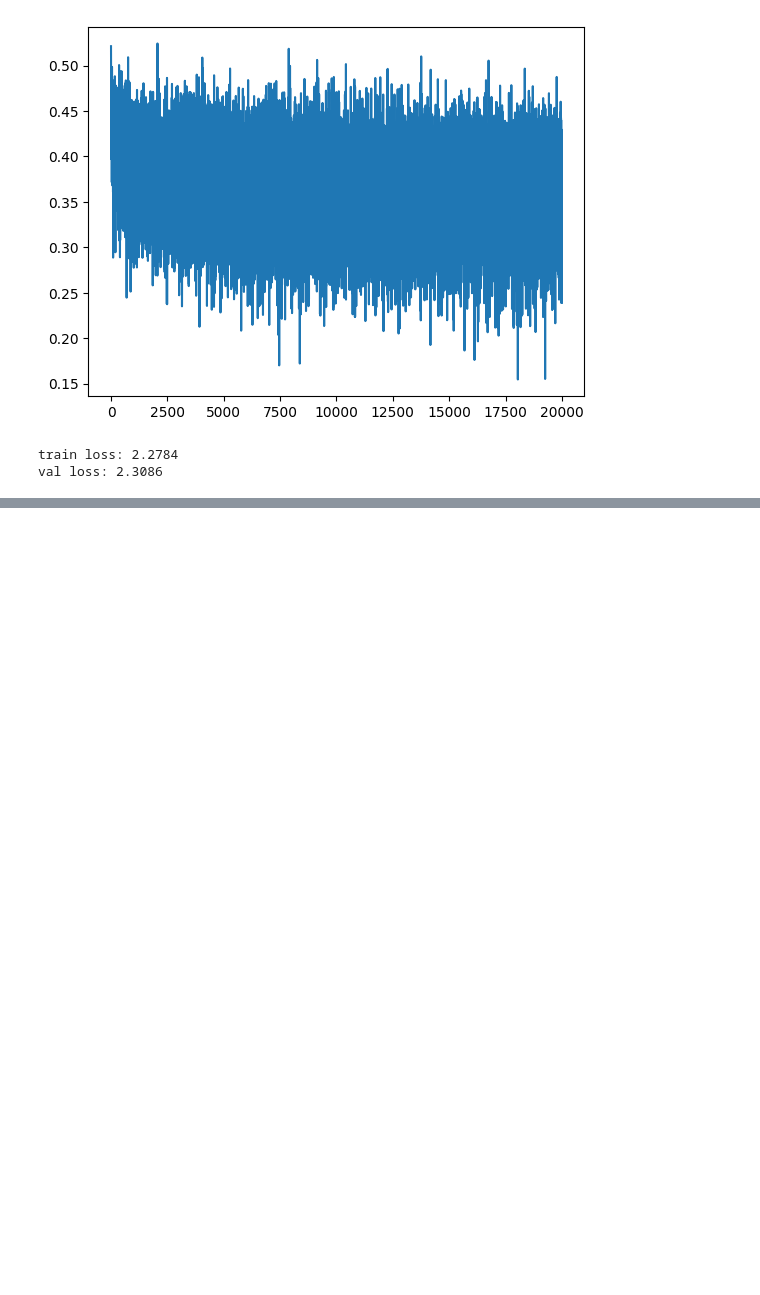
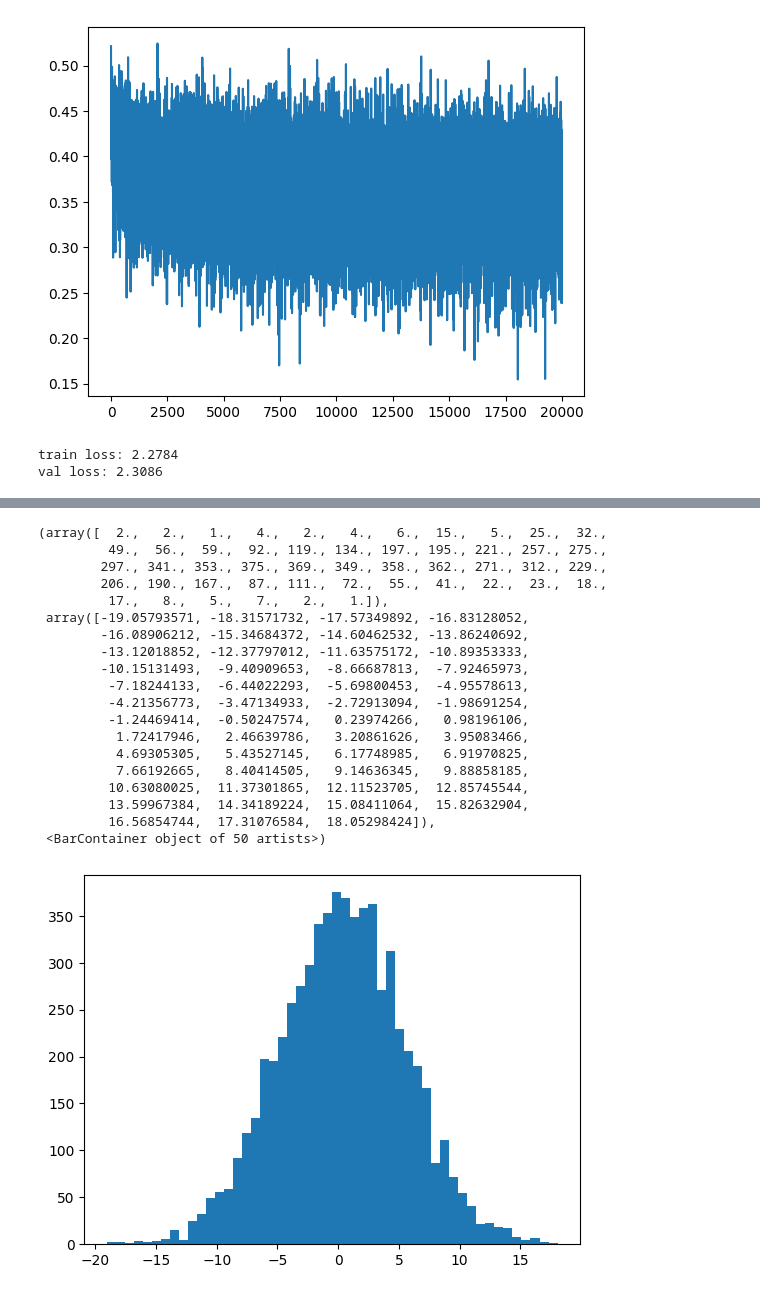
Before and after one commit to HimanshuSharmaKUL/Makemore, a Jupyter notebook: makemore part 3.ipynb, the cells around one changed output, grey strips where cells are left out. Cells and saved outputs as stored; diff of their text form; code cells hidden in the pictures; blank space fills up the shorter version.

```diff
--- a/makemore part 3.ipynb
+++ b/makemore part 3.ipynb
@@ -444,0 +468,42 @@ print(sum(p.nelement() for p in parameters))
+# %%
+#Let us re run the model training, and lets stop the model after 1st iteration
+
+stepi = []
+lossi = []
+max_steps = 20000
+batch_size = 32
+
+for i in range(max_steps):
+
+    #minibatch construct
+    ix = torch.randint(0,Xtr.shape[0],(batch_size,), generator=g) #randomly sample 32 numbers from 0 to 228146
+    Xb, Yb = Xtr[ix], Ytr[ix] #batch X,Y
+
+    #Forward pass
+    emb = C[Xb] #embedding layer #First pick only ix indexes from X, and then based on X[ix], pick only X[ix] indexes from C #32x3x2
+    embcat = emb.view(emb.shape[0], -1) #concatenate the input vectors
+    hpreact = embcat@W1 +b1 #hidden layer pre-activation
+    h = torch.tanh(hpreact) #first layer
+    logits = h@W2 + b2 #output of W2 layer
+    loss = F.cross_entropy(logits, Yb) #ix also indexes from Y, so that we can calculate loss for only those 32 examples
+    # print(loss.item())
+
+    #bakcward pass
+    for p in parameters:
+        p.grad = None #setting gradients to 0 before each backward pass
+    loss.backward()
+
+    #update
+    lr = 0.1 if i<100000 else 0.01 #step lr decay
+    for p in parameters:
+        p.data += -lr*p.grad #updating the parameters
+
+    #trackstats
+    if i%1000 == 0: #print evey 1000th step
+        print(f'{i:7d}/{max_steps:7d}: {loss.item():.4f}')
+    lossi.append(loss.log10().item())
+    stepi.append(i)
+
+    break
+
+print('Training Loss:', loss.item())
@@ -444,0 +533,24 @@ print(sum(p.nelement() for p in parameters))
+# %%
+#but if we see preactivations, just before entering tanh,
+plt.hist(hpreact.view(-1).tolist(), bins=50)
+# %% [output]
+(array([  2.,   2.,   1.,   4.,   2.,   4.,   6.,  15.,   5.,  25.,  32.,
+         49.,  56.,  59.,  92., 119., 134., 197., 195., 221., 257., 275.,
+        297., 341., 353., 375., 369., 349., 358., 362., 271., 312., 229.,
+        206., 190., 167.,  87., 111.,  72.,  55.,  41.,  22.,  23.,  18.,
+         17.,   8.,   5.,   7.,   2.,   1.]),
+ array([-19.05793571, -18.31571732, -17.57349892, -16.83128052,
+        -16.08906212, -15.34684372, -14.60462532, -13.86240692,
+        -13.12018852, -12.37797012, -11.63575172, -10.89353333,
+        -10.15131493,  -9.40909653,  -8.66687813,  -7.92465973,
+         -7.18244133,  -6.44022293,  -5.69800453,  -4.95578613,
+         -4.21356773,  -3.47134933,  -2.72913094,  -1.98691254,
+         -1.24469414,  -0.50247574,   0.23974266,   0.98196106,
+          1.72417946,   2.46639786,   3.20861626,   3.95083466,
+          4.69305305,   5.43527145,   6.17748985,   6.91970825,
+          7.66192665,   8.40414505,   9.14636345,   9.88858185,
+         10.63080025,  11.37301865,  12.11523705,  12.85745544,
+         13.59967384,  14.34189224,  15.08411064,  15.82632904,
+         16.56854744,  17.31076584,  18.05298424]),
+ <BarContainer object of 50 artists>)
+[figure, added]
```
Also changed, not shown: parts of 20 cells of this notebook.
